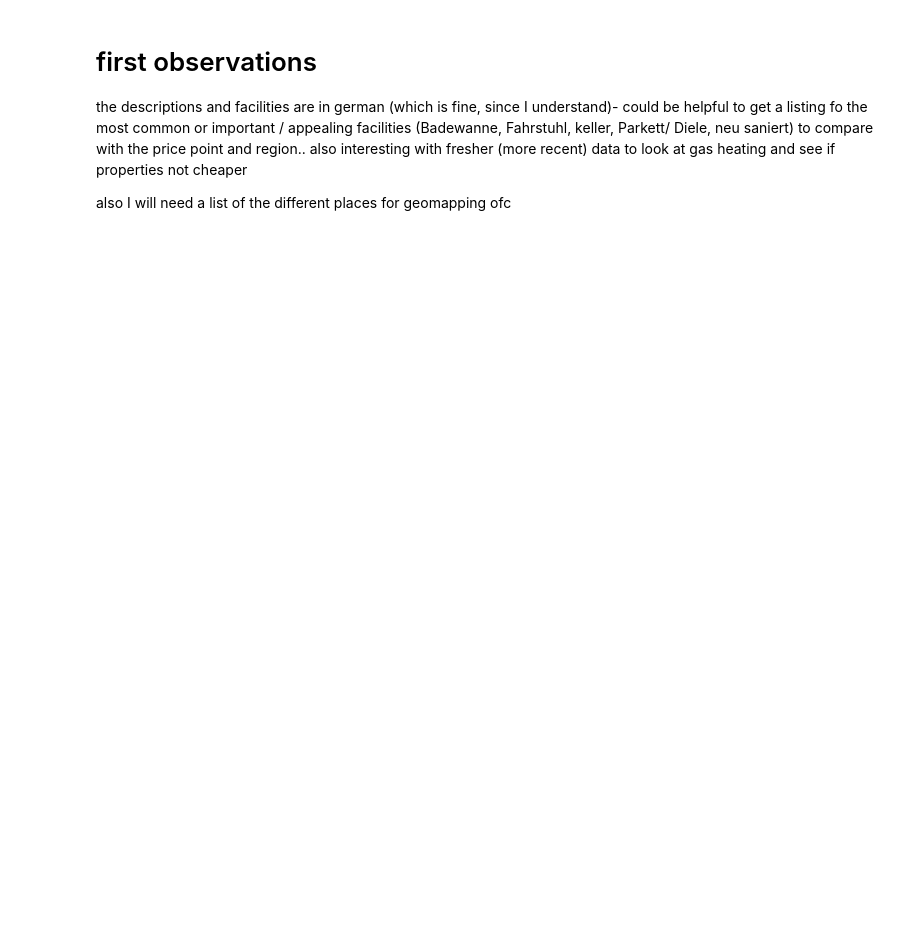
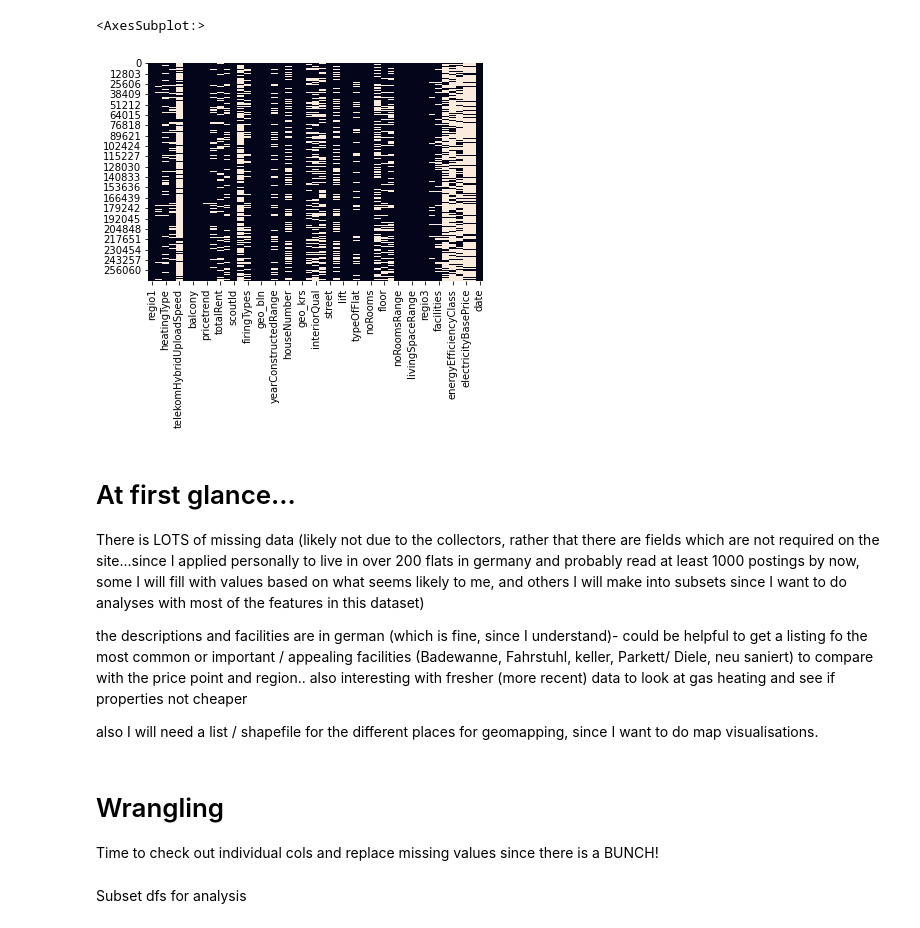
Before and after one commit to Shea-g/Germany_Rental_Market_Dashboard, a Jupyter notebook: wrangling.ipynb, the cells around one changed output. Cells and saved outputs as stored; diff of their text form; code cells hidden in the pictures; blank space fills up the shorter version.

```diff
--- a/wrangling.ipynb
+++ b/wrangling.ipynb
@@ -22,5 +35,16 @@ df
+# %%
+sns.heatmap(df.isnull(), cbar=False)
+# %% [output]
+<AxesSubplot:>
+[figure, added]
 # %% [markdown]
-# first observations
+# At first glance...
+
+There is LOTS of missing data (likely not due to the collectors, rather that there are fields which are not required on the site...since I applied personally to live in over 200 flats in germany and probably read at least 1000 postings by now, some I will fill with values based on what seems likely to me, and others I will make into subsets since I want to do analyses with most of the features in this dataset)
+
 the descriptions and facilities are in german (which is fine, since I understand)- could be helpful to get a listing fo the most common or important /  appealing facilities (Badewanne, Fahrstuhl, keller, Parkett/ Diele, neu saniert) to compare with the price point and region.. also interesting with fresher (more recent) data to look at gas heating and see if properties not cheaper
 
-also I will need a list of the different places for geomapping ofc
+also I will need a list / shapefile for the different places for geomapping, since I want to do map visualisations.
+# %% [markdown]
+# Wrangling
+Time to check out individual cols and replace missing values since there is a BUNCH!
@@ -26,0 +55,2 @@ also I will need a list of the different places for geomapping ofc
+# %% [markdown]
+Subset dfs for analysis
```
Also changed, not shown: parts of 11 cells of this notebook.
